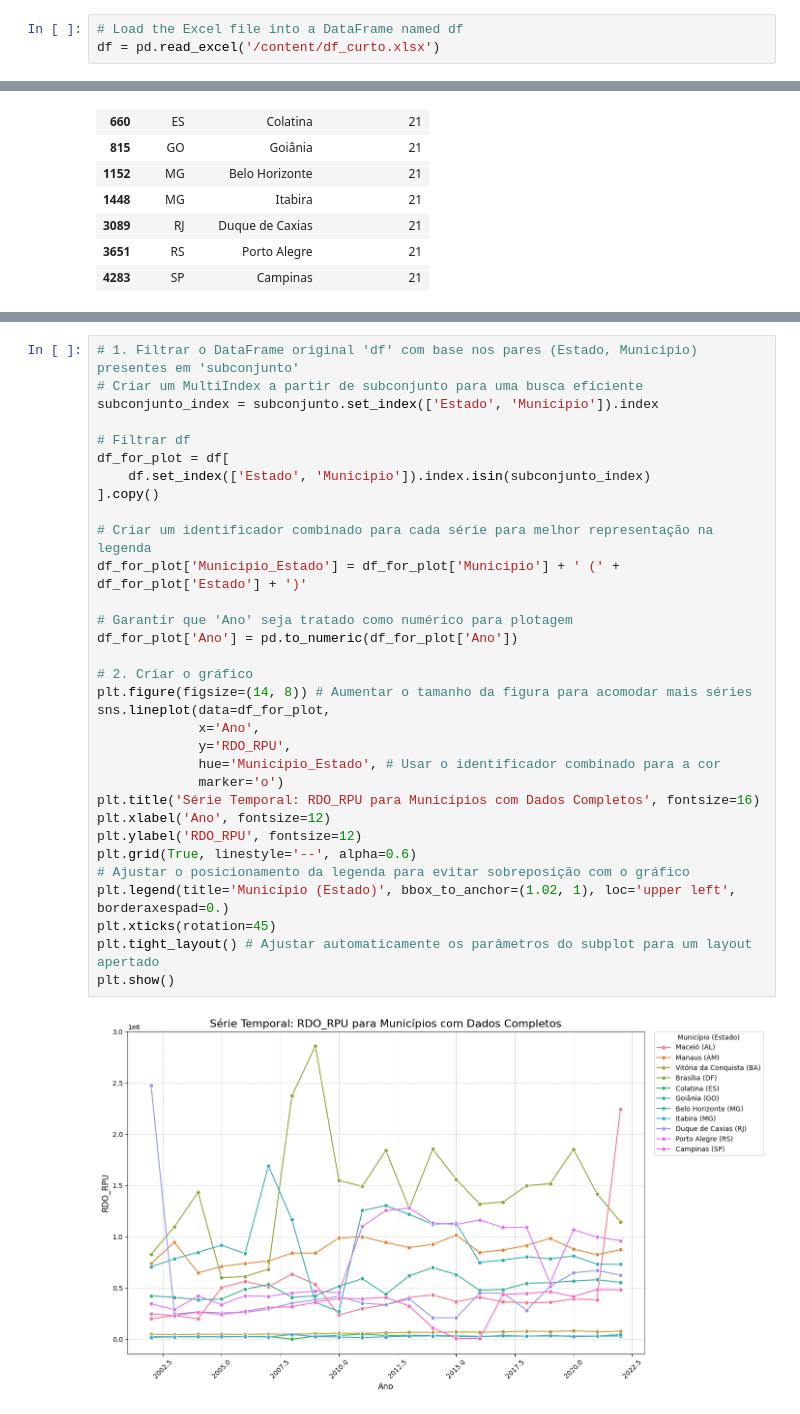
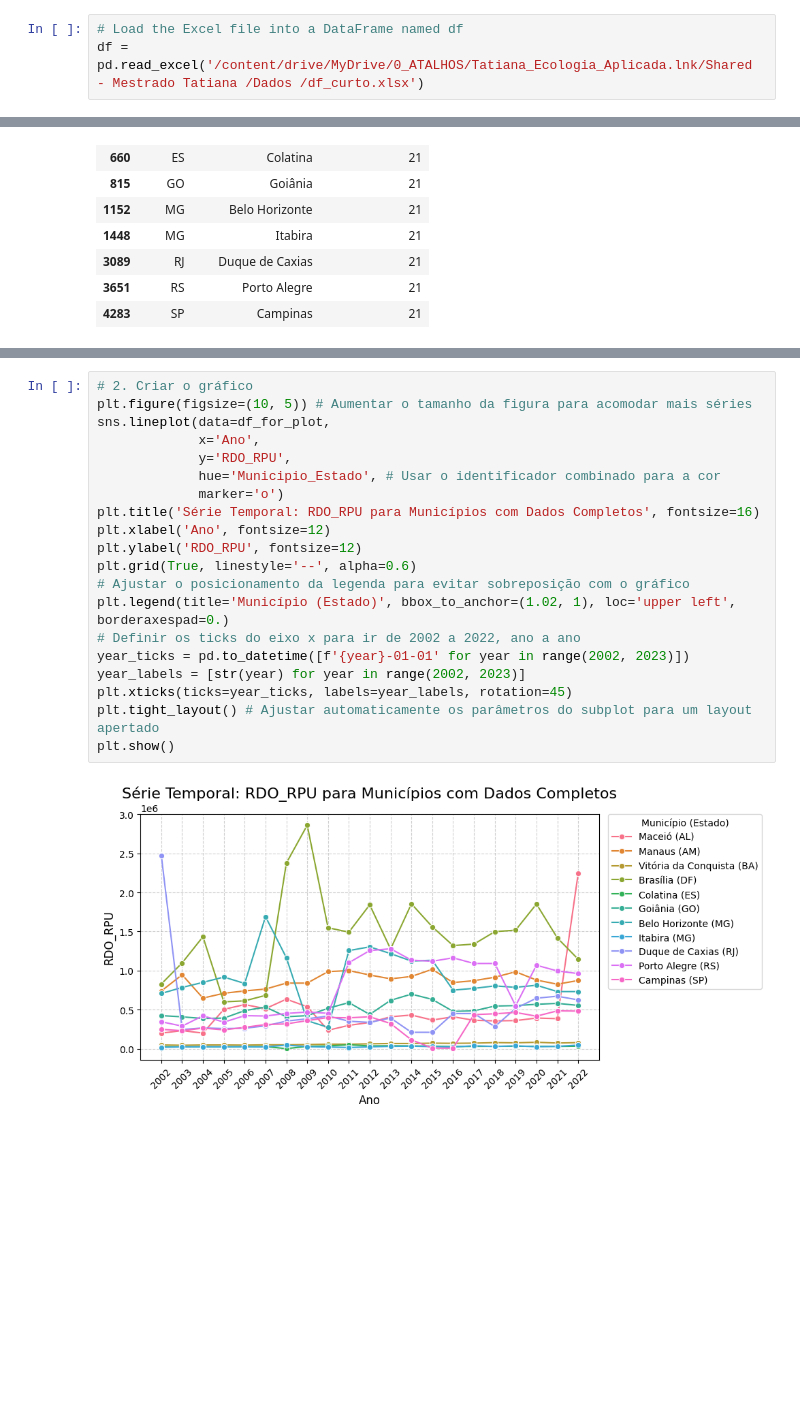
Before and after one commit to clobos/Python_Tatiana_Ecologia_Aplicada, a Jupyter notebook: codigo_unico_2002_2022.ipynb, the cells around one changed output, grey strips where cells are left out. Cells and saved outputs as stored; diff of their text form; blank space fills up the shorter version.

```diff
--- a/codigo_unico_2002_2022.ipynb
+++ b/codigo_unico_2002_2022.ipynb
@@ -12,6 +44,6 @@ from prophet import Prophet # Changed from fbprophet to prophet
 # %%
 # Load the Excel file into a DataFrame named df
-df = pd.read_excel('/content/df_curto.xlsx')
+df = pd.read_excel('/content/drive/MyDrive/0_ATALHOS/Tatiana_Ecologia_Aplicada.lnk/Shared - Mestrado Tatiana /Dados /df_curto.xlsx')
 # %%
 df
 # %% [output]
@@ -90,35 +182,23 @@ display(subconjunto[['Estado', 'Municipio', 'complete_count']])
 # %%
-# 1. Filtrar o DataFrame original 'df' com base nos pares (Estado, Municipio) presentes em 'subconjunto'
-# Criar um MultiIndex a partir de subconjunto para uma busca eficiente
-subconjunto_index = subconjunto.set_index(['Estado', 'Municipio']).index
-
-# Filtrar df
-df_for_plot = df[
-    df.set_index(['Estado', 'Municipio']).index.isin(subconjunto_index)
-].copy()
-
-# Criar um identificador combinado para cada série para melhor representação na legenda
-df_for_plot['Municipio_Estado'] = df_for_plot['Municipio'] + ' (' + df_for_plot['Estado'] + ')'
-
-# Garantir que 'Ano' seja tratado como numérico para plotagem
-df_for_plot['Ano'] = pd.to_numeric(df_for_plot['Ano'])
-
 # 2. Criar o gráfico
-plt.figure(figsize=(14, 8)) # Aumentar o tamanho da figura para acomodar mais séries
+plt.figure(figsize=(10, 5)) # Aumentar o tamanho da figura para acomodar mais séries
 sns.lineplot(data=df_for_plot,
              x='Ano',
              y='RDO_RPU',
              hue='Municipio_Estado', # Usar o identificador combinado para a cor
              marker='o')
 plt.title('Série Temporal: RDO_RPU para Municípios com Dados Completos', fontsize=16)
 plt.xlabel('Ano', fontsize=12)
 plt.ylabel('RDO_RPU', fontsize=12)
 plt.grid(True, linestyle='--', alpha=0.6)
 # Ajustar o posicionamento da legenda para evitar sobreposição com o gráfico
 plt.legend(title='Município (Estado)', bbox_to_anchor=(1.02, 1), loc='upper left', borderaxespad=0.)
-plt.xticks(rotation=45)
+# Definir os ticks do eixo x para ir de 2002 a 2022, ano a ano
+year_ticks = pd.to_datetime([f'{year}-01-01' for year in range(2002, 2023)])
+year_labels = [str(year) for year in range(2002, 2023)]
+plt.xticks(ticks=year_ticks, labels=year_labels, rotation=45)
 plt.tight_layout() # Ajustar automaticamente os parâmetros do subplot para um layout apertado
 plt.show()
 # %% [output]
-[figure, old version]
+[figure, new version]
 # %%
```
Also changed, not shown: parts of 5 cells of this notebook.
